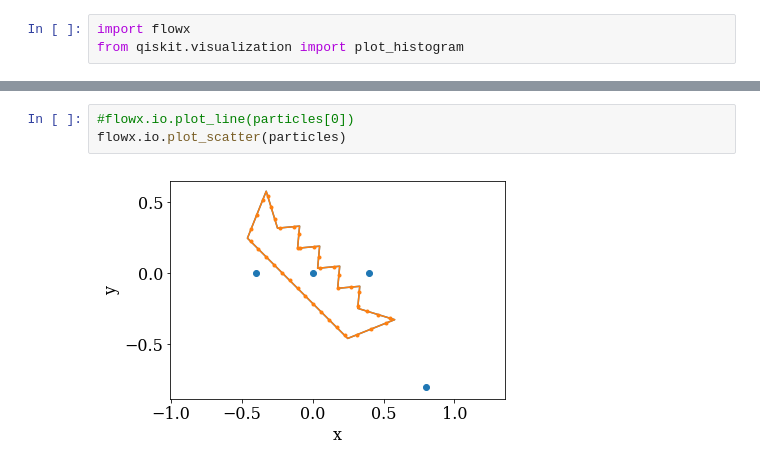
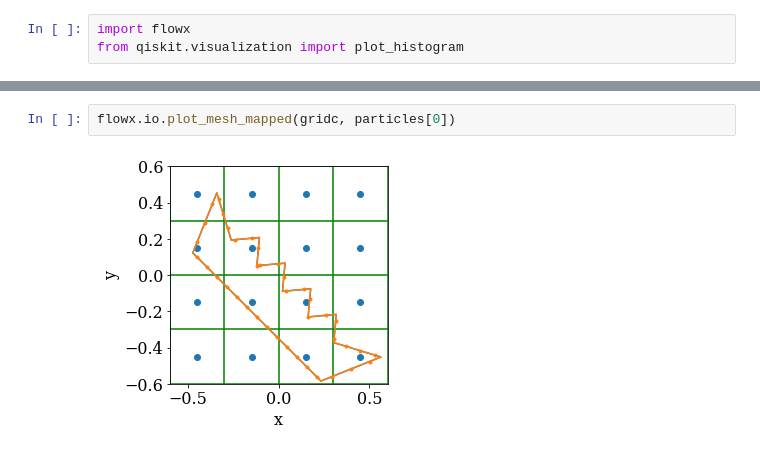
Before and after one commit to akashdhruv/FlowX, a Jupyter notebook: examples/quantum/grovers_mapping/simulation.ipynb, the cells around one changed output, grey strips where cells are left out. Drawn from its saved outputs; the diff is of its cells as text.

```diff
--- a/examples/quantum/grovers_mapping/simulation.ipynb
+++ b/examples/quantum/grovers_mapping/simulation.ipynb
@@ -38,5 +33,4 @@ particle_info[1]['x']
-# %%
-#flowx.io.plot_line(particles[0])
-flowx.io.plot_scatter(particles)
-# %% [output]
-[figure, removed]
+# %%
+flowx.io.plot_mesh_mapped(gridc, particles[0])
+# %% [output]
+[figure, added]
```
Also changed, not shown: parts of 4 cells of this notebook, 5 other files.
